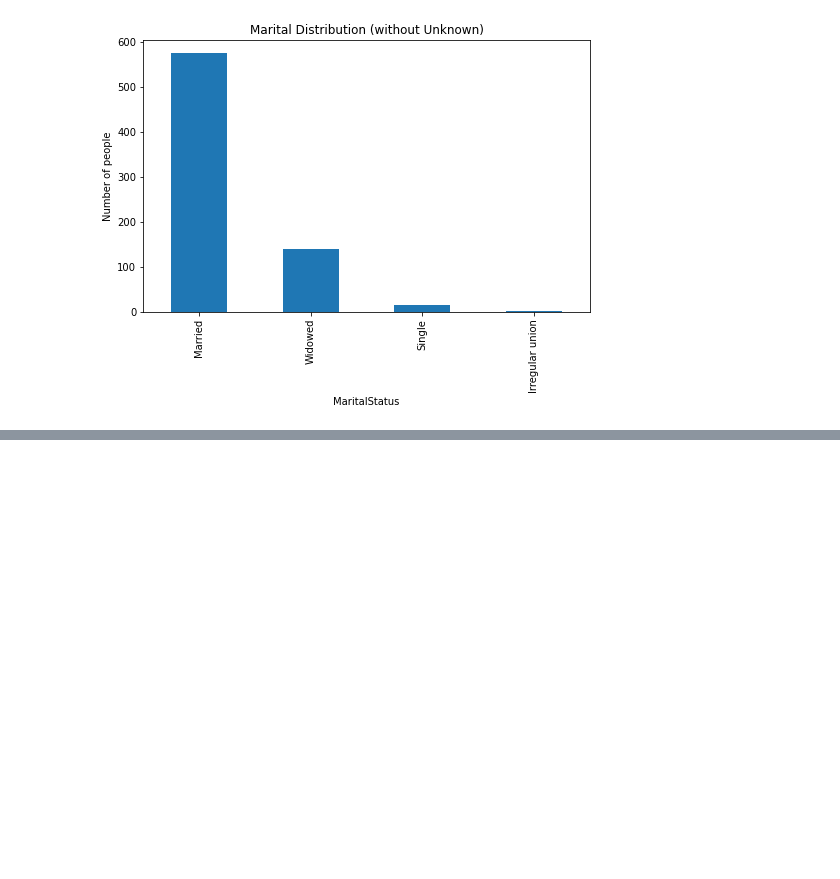
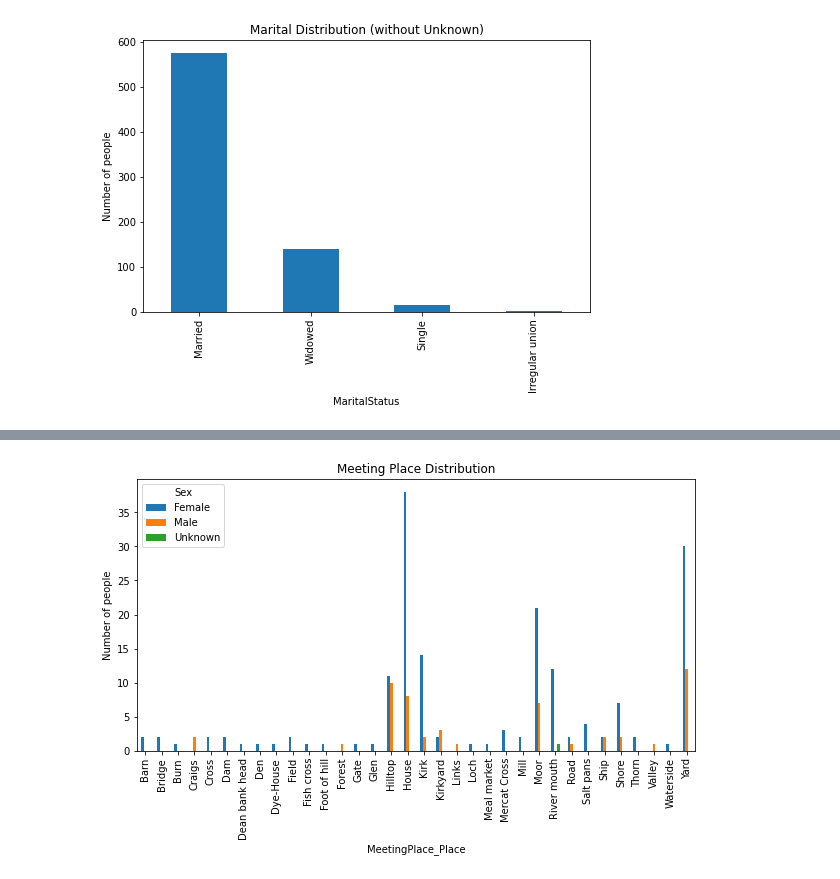
Before and after one commit to Baezhi/DS4_Group-14, a Jupyter notebook: analysis.ipynb, the cells around one changed output, grey strips where cells are left out. Cells and saved outputs as stored; diff of their text form; code cells hidden in the pictures; blank space fills up the shorter version.

Commit message:
Update analysis.ipynb
meeting place graph

```diff
--- a/analysis.ipynb
+++ b/analysis.ipynb
@@ -178,3 +178,6 @@ plt.show()
 # %%
 #combine ritualObjects_accuseds (have ritualObjects & Case & accused) and MeetingPlace
 ritualObjects_M = ritualObjects_accuseds.merge(meetingPlaces,left_on="CaseRef",right_on="CaseRef",suffixes = (False, False))
+# %%
+ritualObjects_M_1 = ritualObjects_M.drop_duplicates(subset=['CaseRef', 'MeetingPlaceRef'], keep='first')
+ritualObjects_M_1
@@ -181,3 +198,20 @@ ritualObjects_M = ritualObjects_accuseds.merge(meetingPlaces,left_on="CaseRef",r
+# %%
+#Res_settlement without unknown & sex without unknown
+meeting_1 = ritualObjects_M_1[['MeetingPlace_Place','Sex']]
+#meeting_sex = ritualObjects_M_1.loc[(ritualObjects_M_1['MeetingPlace_Place'] != 'Unknown') & (accuseds['Sex']!='Unknown')]
+meeting_g=pd.crosstab(meeting_1['MeetingPlace_Place'],meeting_1['Sex'])
+efg = meeting_g.plot(kind='bar')
+plt.yticks(size = 13)
+plt.xticks(size = 13)
+plt.yticks(size = 10)
+plt.xticks(size = 10)
+plt.xlabel('MeetingPlace_Place',size = 10)
+plt.ylabel('Number of people',size = 10)
+plt.rcParams['figure.figsize'] = (10.0, 5.0)
+efg.set_title('Meeting Place Distribution')
+plt.show()
+# %% [output]
+[figure, added]
 # %%
 #combine ritualObjects_accuseds (have ritualObjects & Case & accused) and religiousMotifs
 ritualObjects_R = ritualObjects_accuseds.merge(religiousMotifs,left_on="CaseRef",right_on="CaseRef",suffixes = (False, False))
```
Also changed, not shown: parts of 7 cells of this notebook.
